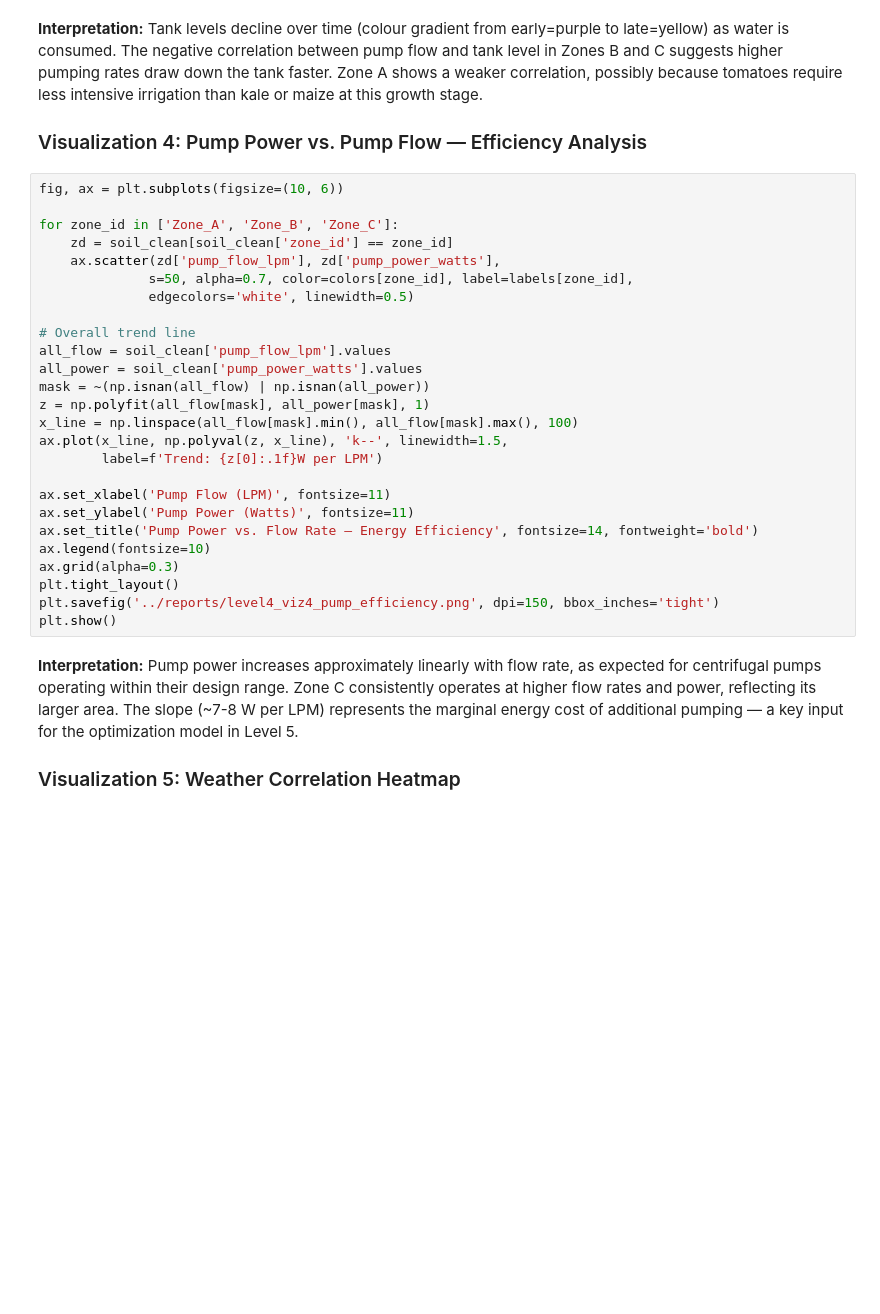
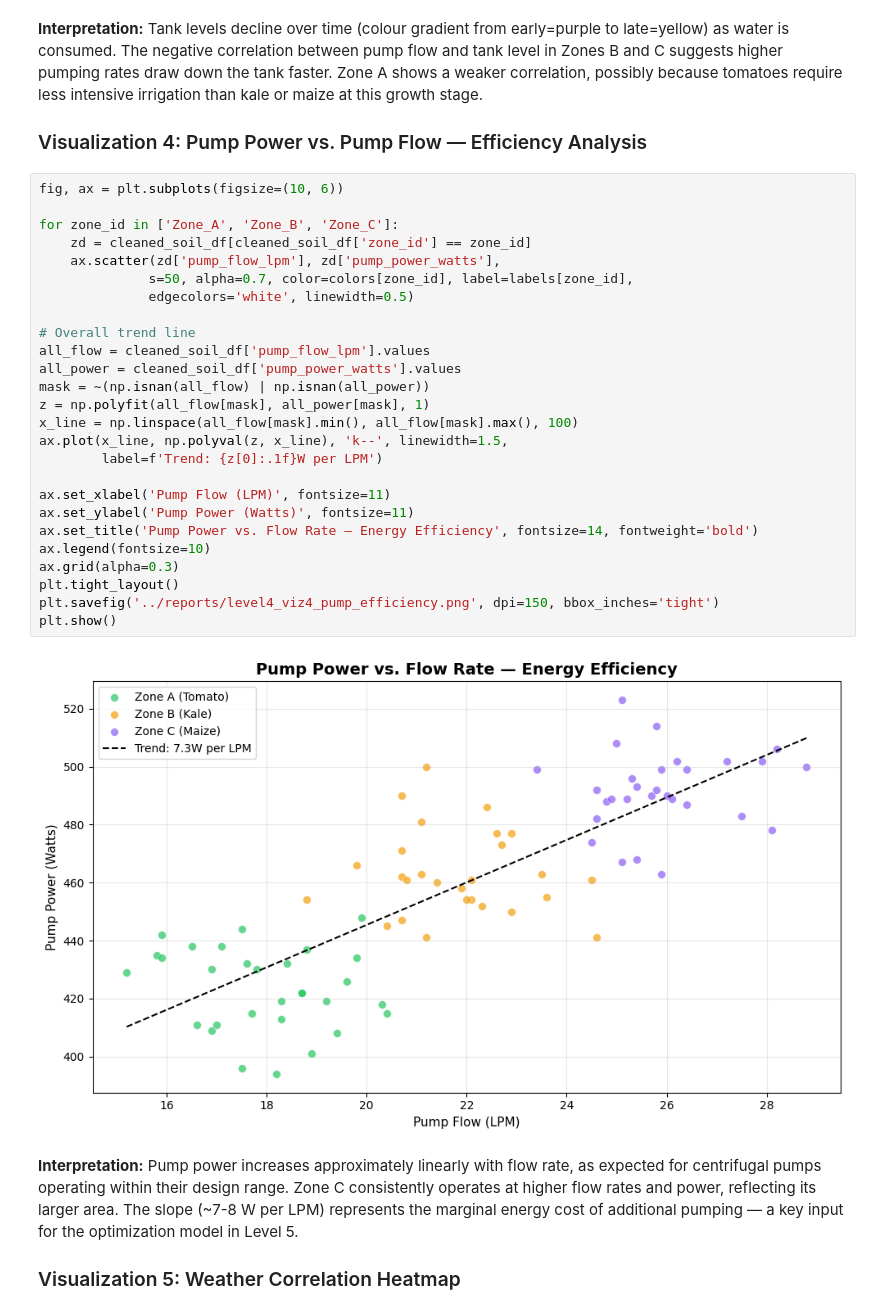
Before and after one commit to trivium-trio/HydroSense-Kenya, a Jupyter notebook: notebooks/Level_4_Data_Analysis_and_Visualization.ipynb, the cells around one changed output. Drawn from its saved outputs; the diff is of its cells as text; blank space fills up the shorter version.

```diff
--- a/notebooks/Level_4_Data_Analysis_and_Visualization.ipynb
+++ b/notebooks/Level_4_Data_Analysis_and_Visualization.ipynb
@@ -158,29 +199,31 @@ plt.show()
 # %%
 fig, ax = plt.subplots(figsize=(10, 6))
 
 for zone_id in ['Zone_A', 'Zone_B', 'Zone_C']:
-    zd = soil_clean[soil_clean['zone_id'] == zone_id]
+    zd = cleaned_soil_df[cleaned_soil_df['zone_id'] == zone_id]
     ax.scatter(zd['pump_flow_lpm'], zd['pump_power_watts'],
               s=50, alpha=0.7, color=colors[zone_id], label=labels[zone_id],
               edgecolors='white', linewidth=0.5)
 
 # Overall trend line
-all_flow = soil_clean['pump_flow_lpm'].values
-all_power = soil_clean['pump_power_watts'].values
+all_flow = cleaned_soil_df['pump_flow_lpm'].values
+all_power = cleaned_soil_df['pump_power_watts'].values
 mask = ~(np.isnan(all_flow) | np.isnan(all_power))
 z = np.polyfit(all_flow[mask], all_power[mask], 1)
 x_line = np.linspace(all_flow[mask].min(), all_flow[mask].max(), 100)
 ax.plot(x_line, np.polyval(z, x_line), 'k--', linewidth=1.5,
         label=f'Trend: {z[0]:.1f}W per LPM')
 
 ax.set_xlabel('Pump Flow (LPM)', fontsize=11)
 ax.set_ylabel('Pump Power (Watts)', fontsize=11)
 ax.set_title('Pump Power vs. Flow Rate — Energy Efficiency', fontsize=14, fontweight='bold')
 ax.legend(fontsize=10)
 ax.grid(alpha=0.3)
 plt.tight_layout()
 plt.savefig('../reports/level4_viz4_pump_efficiency.png', dpi=150, bbox_inches='tight')
 plt.show()
+# %% [output]
+[figure, added]
 # %% [markdown]
 **Interpretation:** Pump power increases approximately linearly with flow rate, as expected for centrifugal pumps operating within their design range. Zone C consistently operates at higher flow rates and power, reflecting its larger area. The slope (~7-8 W per LPM) represents the marginal energy cost of additional pumping — a key input for the optimization model in Level 5.
 
```
Also changed, not shown: parts of 14 cells of this notebook, 3 other files.
